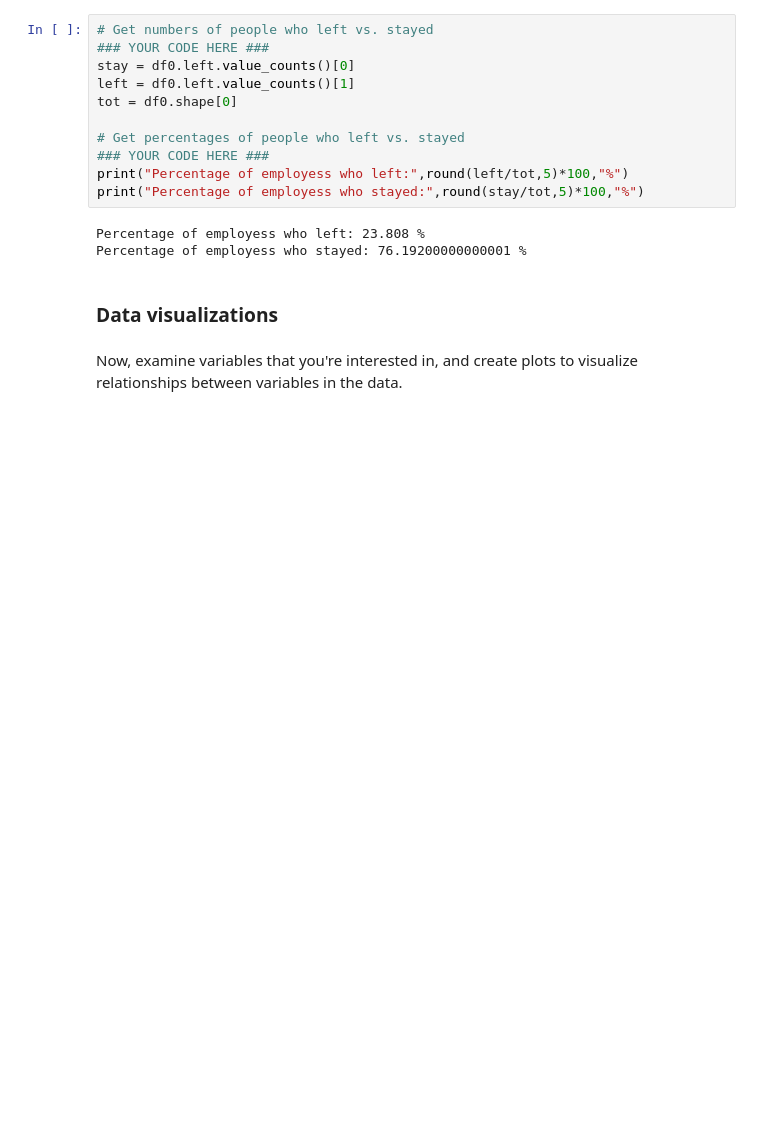
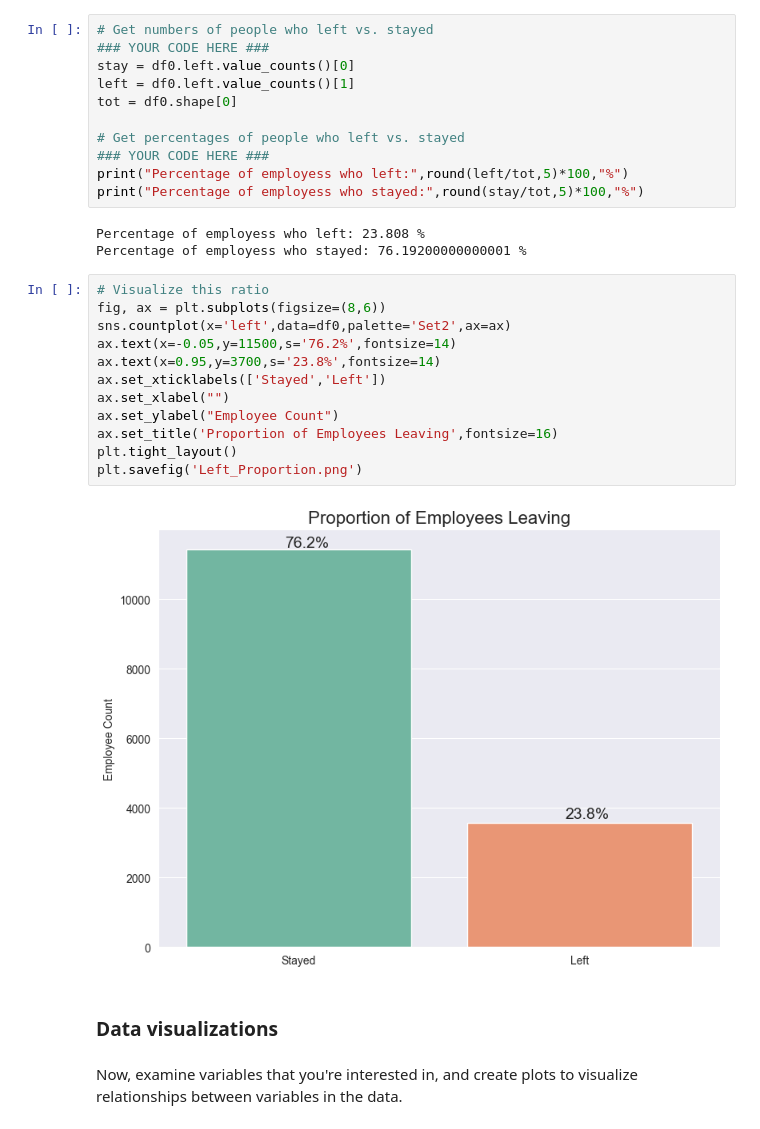
Before and after one commit to 159Patrick159/Google-Advance-Data-Analytics, a Jupyter notebook: Capstone Project/Activity_ Course 7 Salifort Motors project lab.ipynb, the cells around one changed output. Drawn from its saved outputs; the diff is of its cells as text; blank space fills up the shorter version.

Commit message:
Created plot for employee turnover rate proportion and included in README file.

```diff
--- a/Capstone Project/Activity_ Course 7 Salifort Motors project lab.ipynb
+++ b/Capstone Project/Activity_ Course 7 Salifort Motors project lab.ipynb
@@ -349,6 +349,20 @@ print("Percentage of employess who stayed:",round(stay/tot,5)*100,"%")
 # %% [output]
 Percentage of employess who left: 23.808 %
 Percentage of employess who stayed: 76.19200000000001 %
+# %%
+# Visualize this ratio
+fig, ax = plt.subplots(figsize=(8,6))
+sns.countplot(x='left',data=df0,palette='Set2',ax=ax)
+ax.text(x=-0.05,y=11500,s='76.2%',fontsize=14)
+ax.text(x=0.95,y=3700,s='23.8%',fontsize=14)
+ax.set_xticklabels(['Stayed','Left'])
+ax.set_xlabel("")
+ax.set_ylabel("Employee Count")
+ax.set_title('Proportion of Employees Leaving',fontsize=16)
+plt.tight_layout()
+plt.savefig('Left_Proportion.png')
+# %% [output]
+[figure, added]
 # %% [markdown]
 ### Data visualizations
 # %% [markdown]
```
Also changed, not shown: parts of 1 cell of this notebook, 1 other file.
